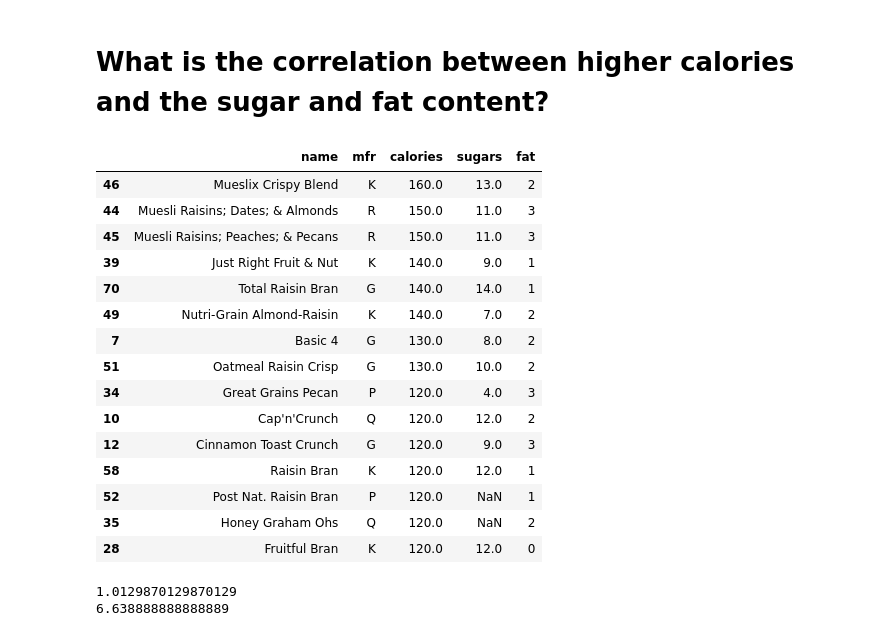
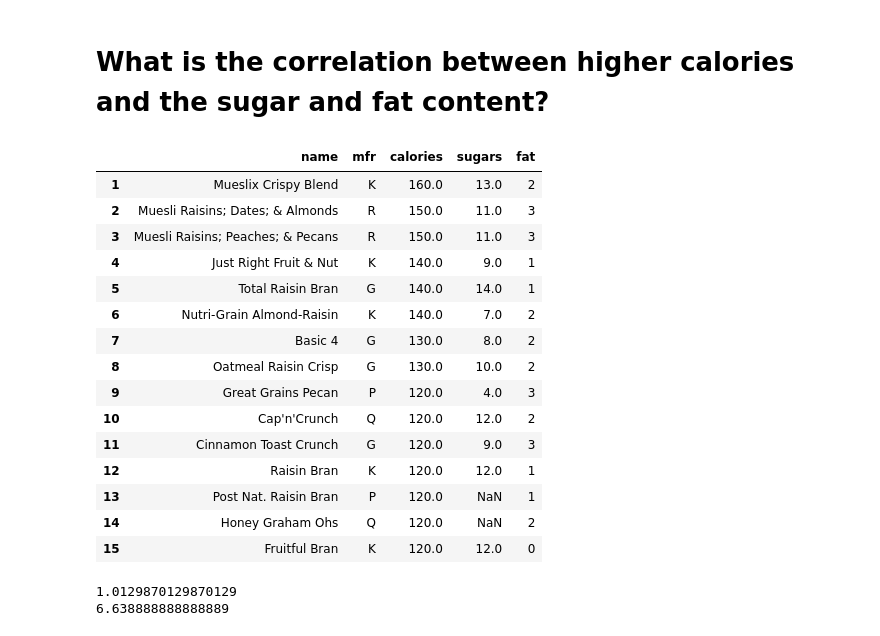
Before and after one commit to ilhaam-start/pandas_practice, a Jupyter notebook: pandas_bites_challenge.ipynb, the cells around one changed output. Cells and saved outputs as stored; diff of their text form; code cells hidden in the pictures.

```diff
--- a/pandas_bites_challenge.ipynb
+++ b/pandas_bites_challenge.ipynb
@@ -33,28 +34,32 @@ Manufacturer K has 3 cereals with a calorie content above 120.
 Manufacturer R has 2 cereals with a calorie content above 120.
 # %% [markdown]
 # What is the correlation between higher calories and the sugar and fat content?
-# %%
-calorie_vs_sugars_fats = ['name', 'mfr', 'calories', 'sugars', 'fat']
-grouped_by = cereals[calorie_vs_sugars_fats]
-sort_by_calories = grouped_by.sort_values(by='calories', ascending=False).iloc[0:15]
-sort_by_calories
-# %% [output]
-|  | name | mfr | calories | sugars | fat |
-| 46 | Mueslix Crispy Blend | K | 160.0 | 13.0 | 2 |
-| 44 | Muesli Raisins; Dates; & Almonds | R | 150.0 | 11.0 | 3 |
-| 45 | Muesli Raisins; Peaches; & Pecans | R | 150.0 | 11.0 | 3 |
-| 39 | Just Right Fruit & Nut | K | 140.0 | 9.0 | 1 |
-| 70 | Total Raisin Bran | G | 140.0 | 14.0 | 1 |
-| 49 | Nutri-Grain Almond-Raisin | K | 140.0 | 7.0 | 2 |
-| 7 | Basic 4 | G | 130.0 | 8.0 | 2 |
-| 51 | Oatmeal Raisin Crisp | G | 130.0 | 10.0 | 2 |
-| 34 | Great Grains Pecan | P | 120.0 | 4.0 | 3 |
-| 10 | Cap'n'Crunch | Q | 120.0 | 12.0 | 2 |
-| 12 | Cinnamon Toast Crunch | G | 120.0 | 9.0 | 3 |
-| 58 | Raisin Bran | K | 120.0 | 12.0 | 1 |
-| 52 | Post Nat. Raisin Bran | P | 120.0 | NaN | 1 |
-| 35 | Honey Graham Ohs | Q | 120.0 | NaN | 2 |
-| 28 | Fruitful Bran | K | 120.0 | 12.0 | 0 |
+# %%
+calorie_vs_sugars_fats = ['name', 'mfr', 'calories', 'sugars', 'fat']
+grouped_by = cereals[calorie_vs_sugars_fats]
+sort_by_calories = grouped_by.sort_values(by='calories', ascending=False).iloc[0:15]
+sort_by_calories.index = range(1, len(sort_by_calories) + 1)
+#This generates a range of integers starting from 1 upto the length of my results
+# The 'len(sort_by_calories)' returns the number of rows in the DataFrame and
+# by adding 1 to stop the value of the range, we ensure that the range includes the upper bound
+sort_by_calories
+# %% [output]
+|  | name | mfr | calories | sugars | fat |
+| 1 | Mueslix Crispy Blend | K | 160.0 | 13.0 | 2 |
+| 2 | Muesli Raisins; Dates; & Almonds | R | 150.0 | 11.0 | 3 |
+| 3 | Muesli Raisins; Peaches; & Pecans | R | 150.0 | 11.0 | 3 |
+| 4 | Just Right Fruit & Nut | K | 140.0 | 9.0 | 1 |
+| 5 | Total Raisin Bran | G | 140.0 | 14.0 | 1 |
+| 6 | Nutri-Grain Almond-Raisin | K | 140.0 | 7.0 | 2 |
+| 7 | Basic 4 | G | 130.0 | 8.0 | 2 |
+| 8 | Oatmeal Raisin Crisp | G | 130.0 | 10.0 | 2 |
+| 9 | Great Grains Pecan | P | 120.0 | 4.0 | 3 |
+| 10 | Cap'n'Crunch | Q | 120.0 | 12.0 | 2 |
+| 11 | Cinnamon Toast Crunch | G | 120.0 | 9.0 | 3 |
+| 12 | Raisin Bran | K | 120.0 | 12.0 | 1 |
+| 13 | Post Nat. Raisin Bran | P | 120.0 | NaN | 1 |
+| 14 | Honey Graham Ohs | Q | 120.0 | NaN | 2 |
+| 15 | Fruitful Bran | K | 120.0 | 12.0 | 0 |
 # %%
 print(cereals['fat'].mean())
 print(cereals['sugars'].mean())
```
Also changed, not shown: parts of 4 cells of this notebook, 8 other files.
